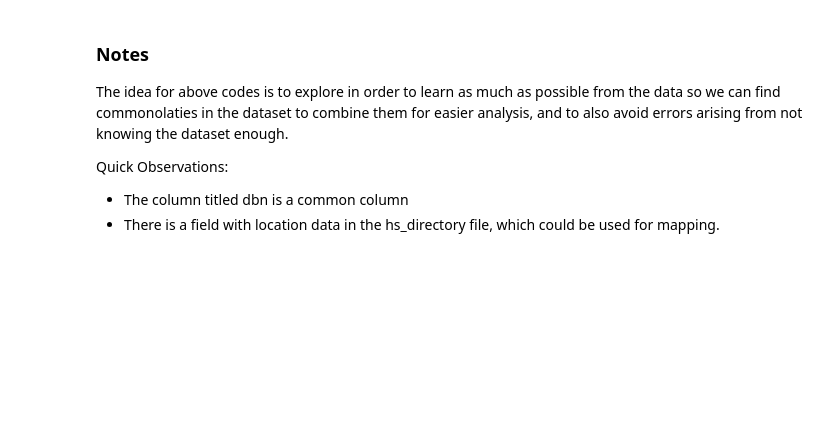
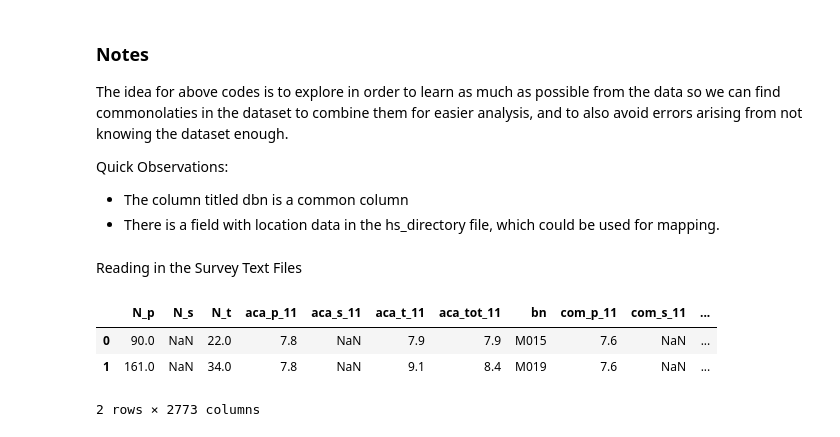
Before and after one commit to dool/py-data-drills, a Jupyter notebook: NYC_SAT_Scores/Data_Cleaning_Exploration_NYC_SAT_Scores.ipynb, the cells around one changed output. Saved outputs shown, nothing was run; the diff lists cells and outputs as text; code cells hidden in the pictures; blank space fills up the shorter version.

```diff
--- a/NYC_SAT_Scores/Data_Cleaning_Exploration_NYC_SAT_Scores.ipynb
+++ b/NYC_SAT_Scores/Data_Cleaning_Exploration_NYC_SAT_Scores.ipynb
@@ -52,3 +52,16 @@ The idea for above codes is to explore in order to learn as much as possible fro
 Quick Observations:
 - The column titled dbn is a common column
 - There is a field with location data in the hs_directory file, which could be used for mapping.
+# %% [markdown]
+Reading in the Survey Text Files
+# %%
+all_survey = pd.read_csv("data/survey_all.txt", delimiter="\t", encoding="windows-1252")
+all_survey.head(2)
+survey_d75 = pd.read_csv("data/survey_d75.txt", delimiter="\t", encoding="windows-1252")
+survey = pd.concat([all_survey, survey_d75], axis=0)
+survey.head(2)
+# %% [output]
+|  | N_p | N_s | N_t | aca_p_11 | aca_s_11 | aca_t_11 | aca_tot_11 | bn | com_p_11 | com_s_11 | ... |
+| 0 | 90.0 | NaN | 22.0 | 7.8 | NaN | 7.9 | 7.9 | M015 | 7.6 | NaN | ... |
+| 1 | 161.0 | NaN | 34.0 | 7.8 | NaN | 9.1 | 8.4 | M019 | 7.6 | NaN | ... |
+2 rows × 2773 columns
```
Also changed, not shown: parts of 12 cells of this notebook, 2 other files.
